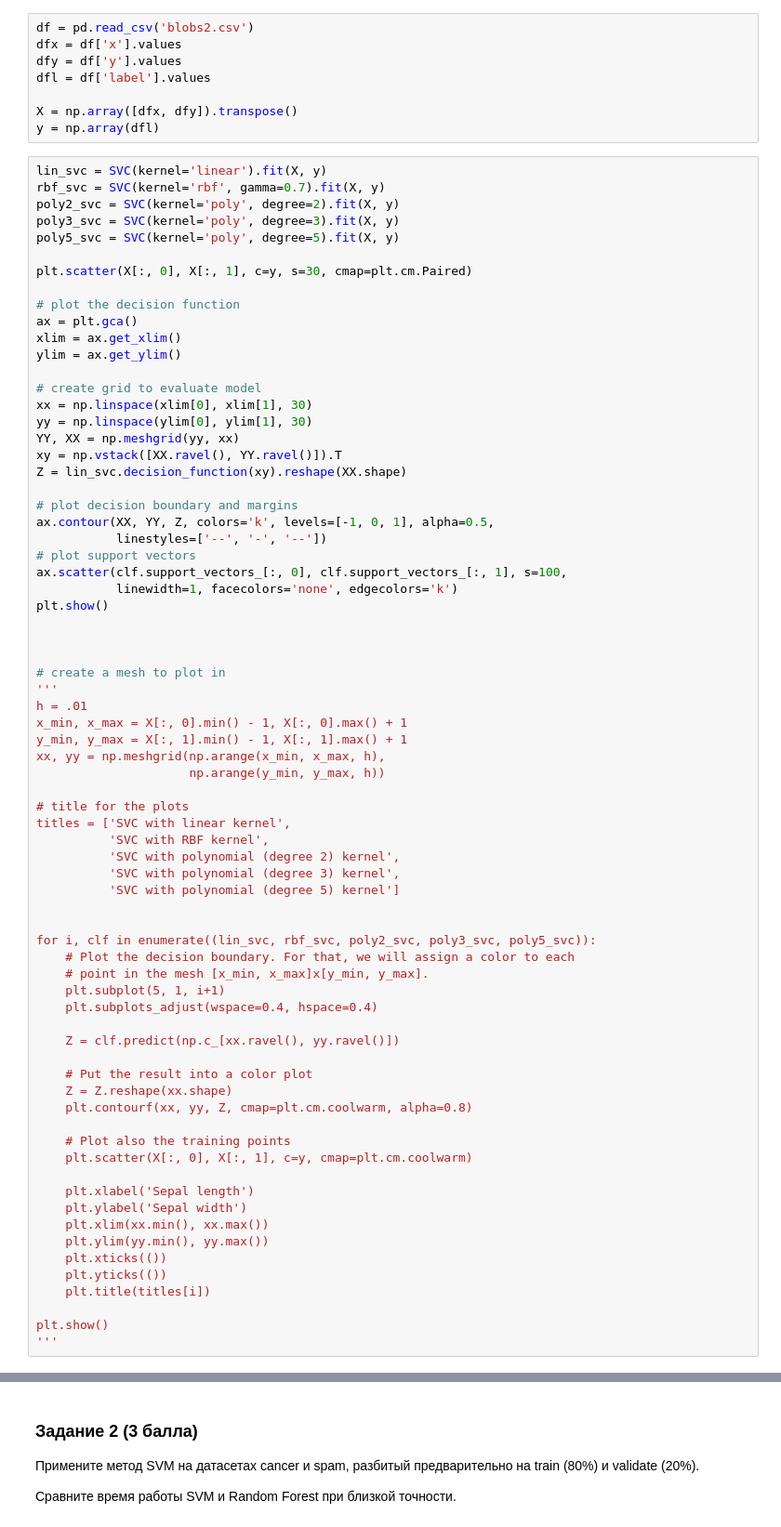
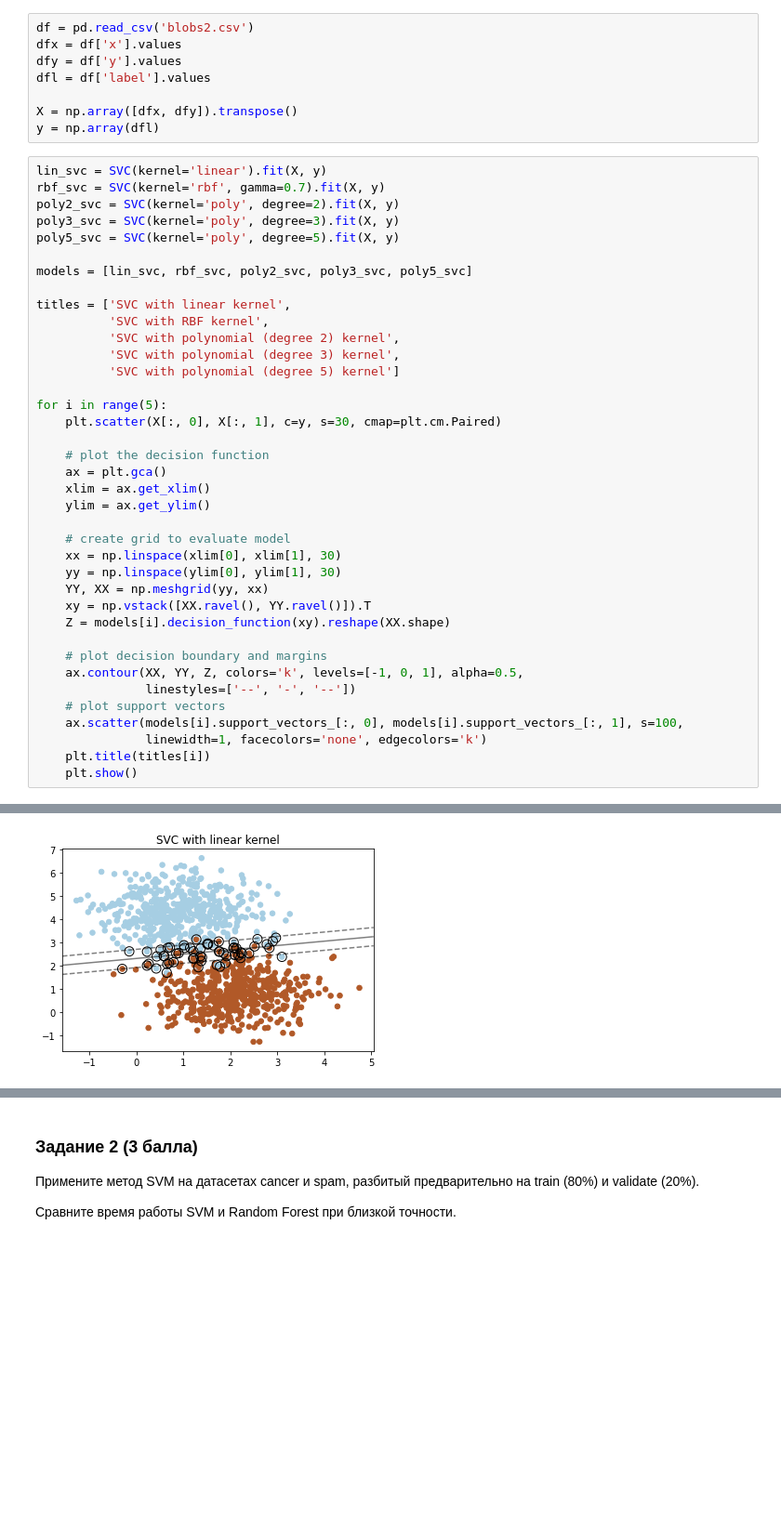
Before and after one commit to Cocossss/BI_spring20, a Jupyter notebook: ML/SVM.ipynb, the cells around one changed output, grey strips where cells are left out. Shown at 93% size. Saved outputs shown, nothing was run; the diff lists cells and outputs as text; blank space fills up the shorter version.

```diff
--- a/ML/SVM.ipynb
+++ b/ML/SVM.ipynb
@@ -35,69 +35,35 @@ poly2_svc = SVC(kernel='poly', degree=2).fit(X, y)
 poly3_svc = SVC(kernel='poly', degree=3).fit(X, y)
 poly5_svc = SVC(kernel='poly', degree=5).fit(X, y)
 
-plt.scatter(X[:, 0], X[:, 1], c=y, s=30, cmap=plt.cm.Paired)
+models = [lin_svc, rbf_svc, poly2_svc, poly3_svc, poly5_svc]
 
-# plot the decision function
-ax = plt.gca()
-xlim = ax.get_xlim()
-ylim = ax.get_ylim()
-
-# create grid to evaluate model
-xx = np.linspace(xlim[0], xlim[1], 30)
-yy = np.linspace(ylim[0], ylim[1], 30)
-YY, XX = np.meshgrid(yy, xx)
-xy = np.vstack([XX.ravel(), YY.ravel()]).T
-Z = lin_svc.decision_function(xy).reshape(XX.shape)
-
-# plot decision boundary and margins
-ax.contour(XX, YY, Z, colors='k', levels=[-1, 0, 1], alpha=0.5,
-           linestyles=['--', '-', '--'])
-# plot support vectors
-ax.scatter(clf.support_vectors_[:, 0], clf.support_vectors_[:, 1], s=100,
-           linewidth=1, facecolors='none', edgecolors='k')
-plt.show()
-
-
-
-# create a mesh to plot in
-'''
-h = .01
-x_min, x_max = X[:, 0].min() - 1, X[:, 0].max() + 1
-y_min, y_max = X[:, 1].min() - 1, X[:, 1].max() + 1
-xx, yy = np.meshgrid(np.arange(x_min, x_max, h),
-                     np.arange(y_min, y_max, h))
-
-# title for the plots
 titles = ['SVC with linear kernel',
           'SVC with RBF kernel',
           'SVC with polynomial (degree 2) kernel',
           'SVC with polynomial (degree 3) kernel',
           'SVC with polynomial (degree 5) kernel']
 
+for i in range(5):
+    plt.scatter(X[:, 0], X[:, 1], c=y, s=30, cmap=plt.cm.Paired)
 
-for i, clf in enumerate((lin_svc, rbf_svc, poly2_svc, poly3_svc, poly5_svc)):
-    # Plot the decision boundary. For that, we will assign a color to each
-    # point in the mesh [x_min, x_max]x[y_min, y_max].
-    plt.subplot(5, 1, i+1)
-    plt.subplots_adjust(wspace=0.4, hspace=0.4)
+    # plot the decision function
+    ax = plt.gca()
+    xlim = ax.get_xlim()
+    ylim = ax.get_ylim()
 
-    Z = clf.predict(np.c_[xx.ravel(), yy.ravel()])
+    # create grid to evaluate model
+    xx = np.linspace(xlim[0], xlim[1], 30)
+    yy = np.linspace(ylim[0], ylim[1], 30)
+    YY, XX = np.meshgrid(yy, xx)
+    xy = np.vstack([XX.ravel(), YY.ravel()]).T
+    Z = models[i].decision_function(xy).reshape(XX.shape)
 
-    # Put the result into a color plot
-    Z = Z.reshape(xx.shape)
-    plt.contourf(xx, yy, Z, cmap=plt.cm.coolwarm, alpha=0.8)
-
-    # Plot also the training points
-    plt.scatter(X[:, 0], X[:, 1], c=y, cmap=plt.cm.coolwarm)
-
-    plt.xlabel('Sepal length')
-    plt.ylabel('Sepal width')
-    plt.xlim(xx.min(), xx.max())
-    plt.ylim(yy.min(), yy.max())
-    plt.xticks(())
-    plt.yticks(())
+    # plot decision boundary and margins
+    ax.contour(XX, YY, Z, colors='k', levels=[-1, 0, 1], alpha=0.5,
+               linestyles=['--', '-', '--'])
+    # plot support vectors
+    ax.scatter(models[i].support_vectors_[:, 0], models[i].support_vectors_[:, 1], s=100,
+               linewidth=1, facecolors='none', edgecolors='k')
     plt.title(titles[i])
-
-plt.show()
-'''
+    plt.show()
 # %% [output]
@@ -104,0 +70 @@ KeyboardInterrupt:
+[figure, added]
```
Also changed, not shown: parts of 3 cells of this notebook.
